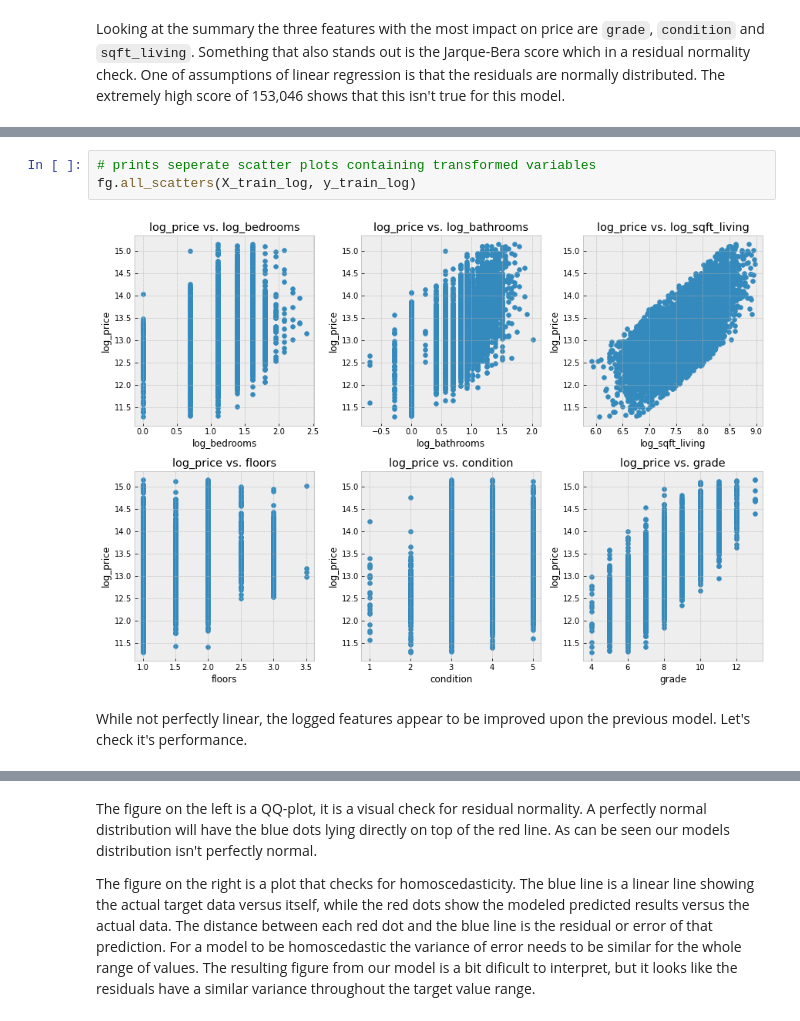
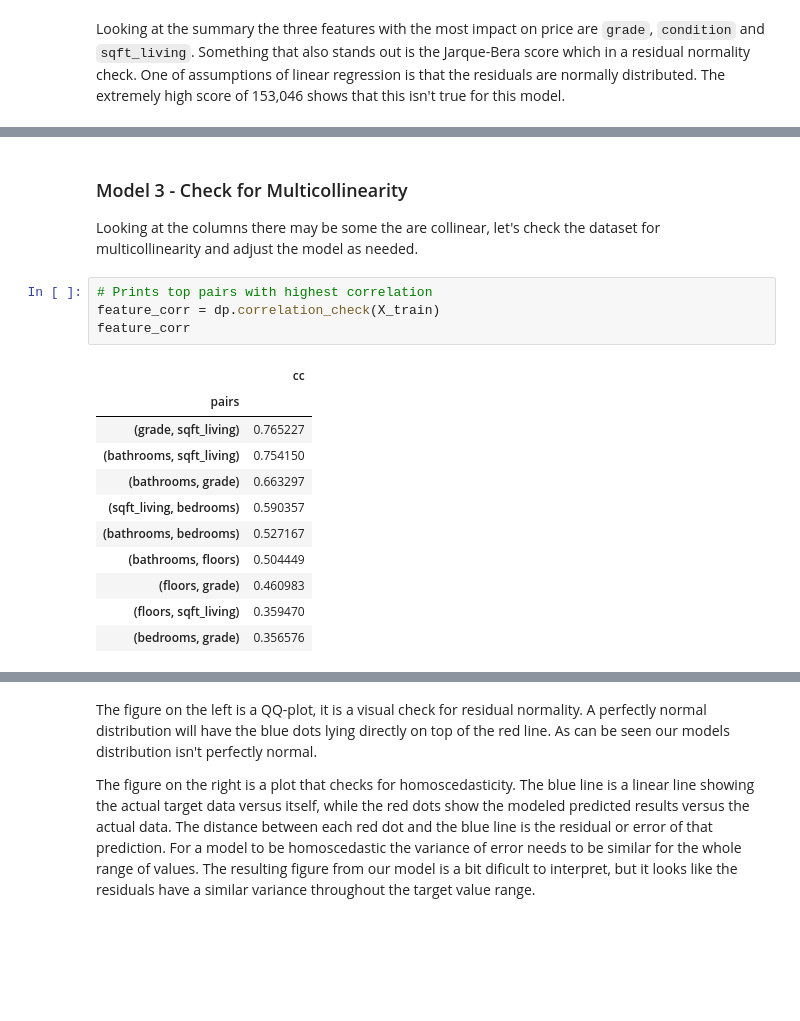
Before and after one commit to cschneck7/phase-2-project, a Jupyter notebook: EDA_and_Modelling.ipynb, the cells around one changed output, grey strips where cells are left out. Saved outputs shown, nothing was run; the diff lists cells and outputs as text; blank space fills up the shorter version.

```diff
--- a/EDA_and_Modelling.ipynb
+++ b/EDA_and_Modelling.ipynb
@@ -403,7 +399,20 @@ y_train_log = dp.log_columns(y_train)
-# %%
-# prints seperate scatter plots containing transformed variables
-fg.all_scatters(X_train_log, y_train_log)
-# %% [output]
-[figure, removed]
-# %% [markdown]
-While not perfectly linear, the logged features appear to be improved upon the previous model. Let's check it's performance.
+# %% [markdown]
+### Model 3 - Check for Multicollinearity
+
+Looking at the columns there may be some the are collinear, let's check the dataset for multicollinearity and adjust the model as needed.
+# %%
+# Prints top pairs with highest correlation
+feature_corr = dp.correlation_check(X_train)
+feature_corr
+# %% [output]
+|  | cc |
+| pairs |  |
+| (grade, sqft_living) | 0.765227 |
+| (bathrooms, sqft_living) | 0.754150 |
+| (bathrooms, grade) | 0.663297 |
+| (sqft_living, bedrooms) | 0.590357 |
+| (bathrooms, bedrooms) | 0.527167 |
+| (bathrooms, floors) | 0.504449 |
+| (floors, grade) | 0.460983 |
+| (floors, sqft_living) | 0.359470 |
+| (bedrooms, grade) | 0.356576 |
```
Also changed, not shown: parts of 29 cells of this notebook, 1 other file.
